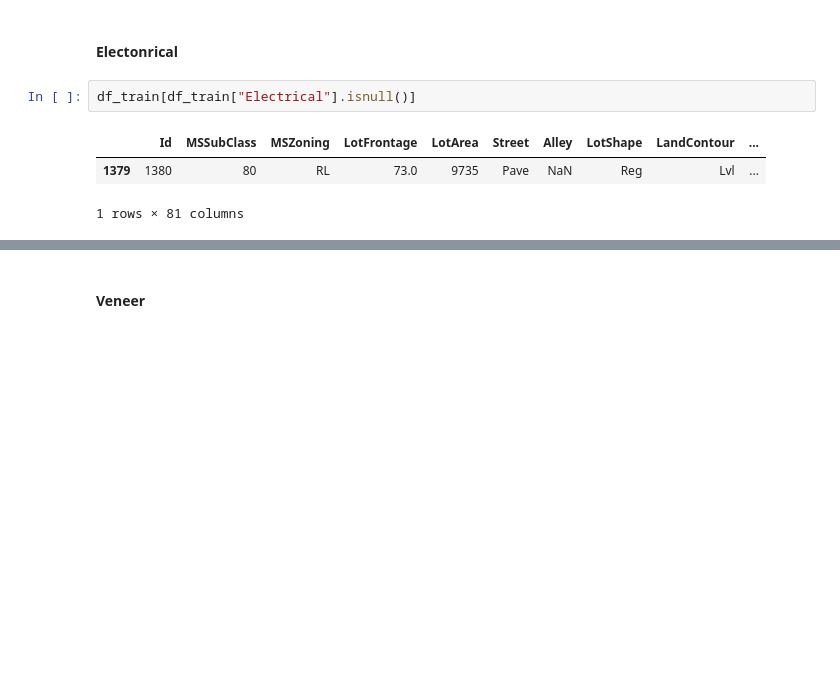
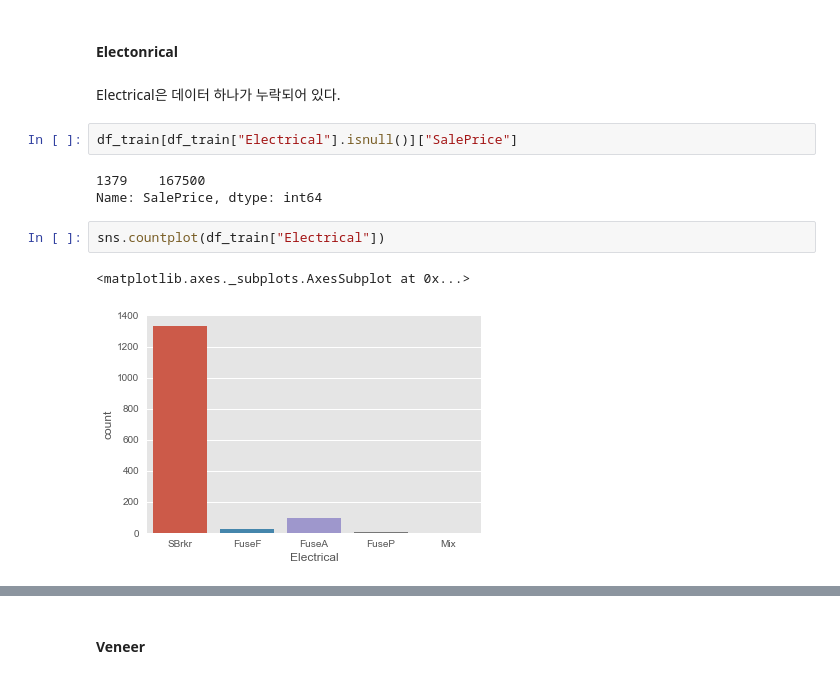
Before and after one commit to wjy5446/house-price-project, a Jupyter notebook: YoonJaeyoung/house-price-analysis.ipynb, the cells around one changed output, grey strips where cells are left out. Drawn from its saved outputs; the diff is of its cells as text; blank space fills up the shorter version.

```diff
--- a/YoonJaeyoung/house-price-analysis.ipynb
+++ b/YoonJaeyoung/house-price-analysis.ipynb
@@ -242,9 +242,15 @@ dtype: float64
 ### Missing value treatment
 # %% [markdown]
 #### Electonrical
+# %% [markdown]
+Electrical은 데이터 하나가 누락되어 있다.
 # %%
-df_train[df_train["Electrical"].isnull()]
+df_train[df_train["Electrical"].isnull()]["SalePrice"]
 # %% [output]
-|  | Id | MSSubClass | MSZoning | LotFrontage | LotArea | Street | Alley | LotShape | LandContour | ... |
-| 1379 | 1380 | 80 | RL | 73.0 | 9735 | Pave | NaN | Reg | Lvl | ... |
-1 rows × 81 columns
+1379    167500
+Name: SalePrice, dtype: int64
+# %%
+sns.countplot(df_train["Electrical"])
+# %% [output]
+<matplotlib.axes._subplots.AxesSubplot at 0x...>
+[figure, added]
```
Also changed, not shown: parts of 23 cells of this notebook, 1 other file.
